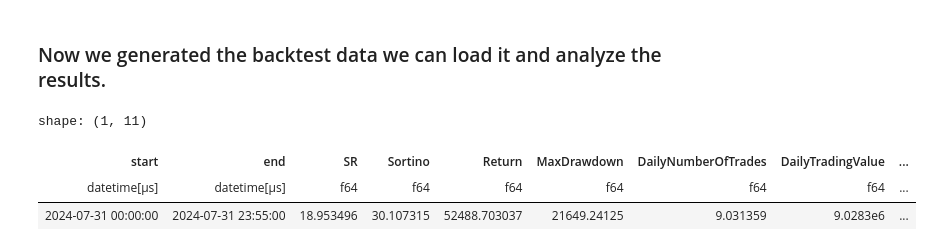
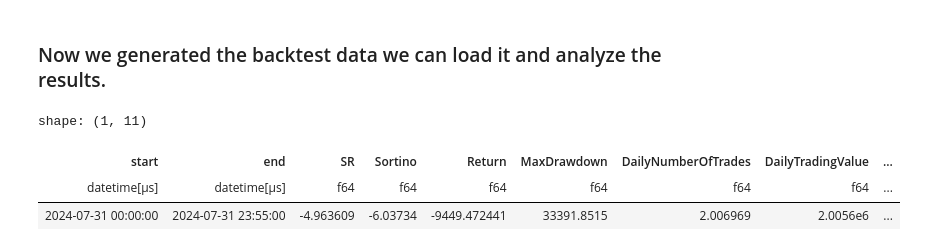
Before and after one commit to juanobligado/hft-backtest, a Jupyter notebook: python/exercise.ipynb, the cells around one changed output. Cells and saved outputs as stored; diff of their text form; code cells hidden in the pictures.

```diff
--- a/python/exercise.ipynb
+++ b/python/exercise.ipynb
@@ -265,17 +265,17 @@ AttributeError: 'Recorder' object has no attribute 'stats'
 # %%
 import numpy as np
 from hftbacktest.stats import LinearAssetRecord
-data = np.load('../output/backtest_run_with_latency.npz')['0']
+data = np.load('../output/backtest_run_no_latency.npz')['0']
 stats = (
     LinearAssetRecord(data)
         .resample('5m')
         .stats()
 )
 stats.summary()
 
 #stats.plot()
 # %% [output]
 shape: (1, 11)
 | start | end | SR | Sortino | Return | MaxDrawdown | DailyNumberOfTrades | DailyTradingValue | ... |
 | datetime[μs] | datetime[μs] | f64 | f64 | f64 | f64 | f64 | f64 | ... |
-| 2024-07-31 00:00:00 | 2024-07-31 23:55:00 | 18.953496 | 30.107315 | 52488.703037 | 21649.24125 | 9.031359 | 9.0283e6 | ... |
+| 2024-07-31 00:00:00 | 2024-07-31 23:55:00 | -4.963609 | -6.03734 | -9449.472441 | 33391.8515 | 2.006969 | 2.0056e6 | ... |
```
Also changed, not shown: 9 other files.
